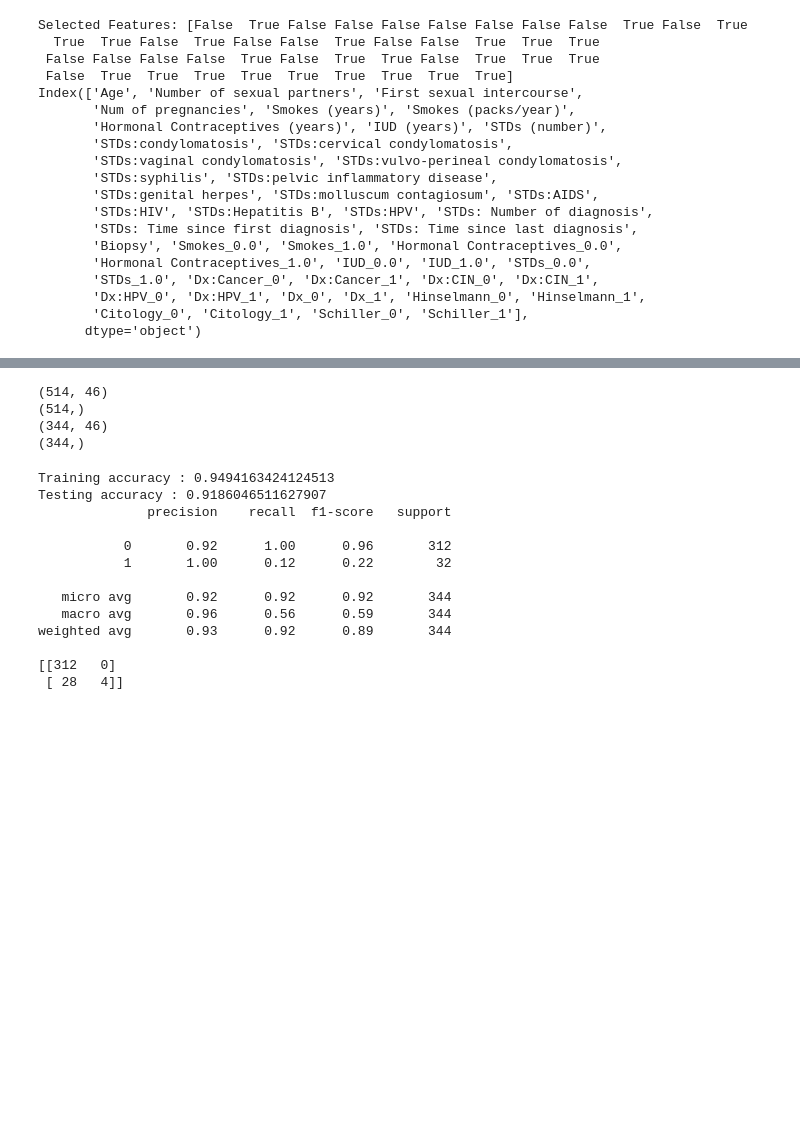
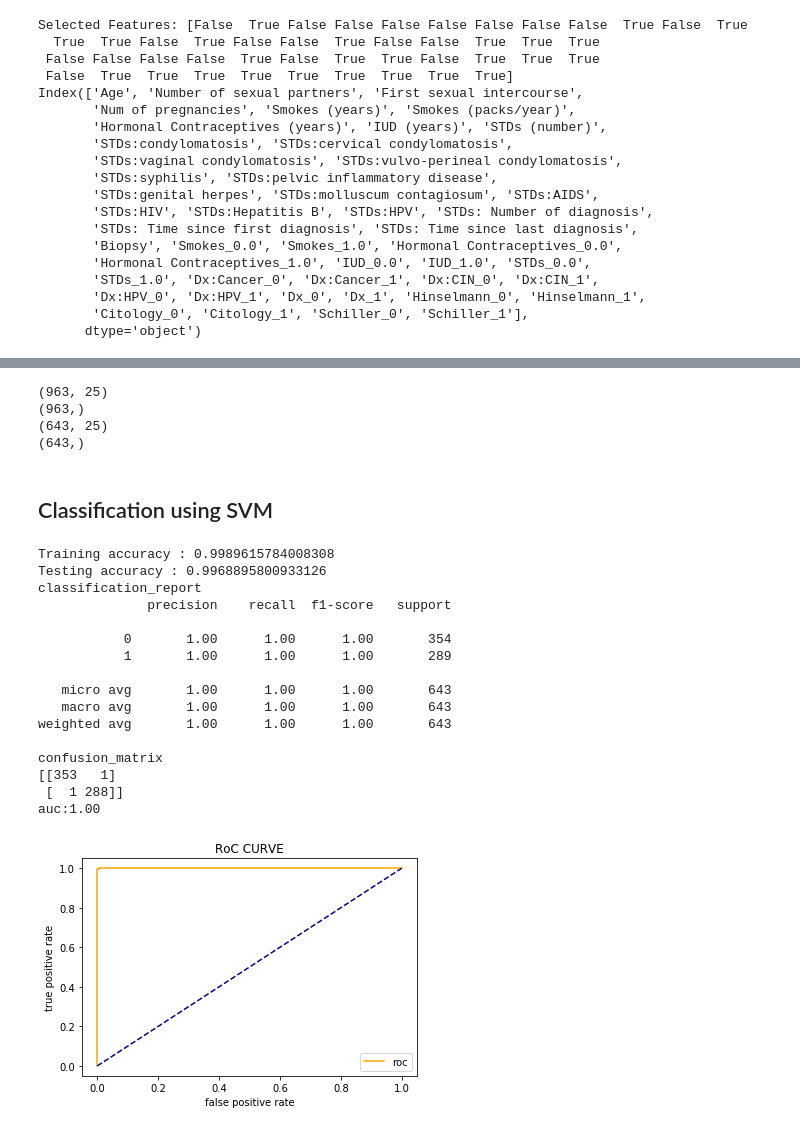
Before and after one commit to ANJU-TECKZ/Cervical-Cancer-Dataset-Analysis, a Jupyter notebook: Newcode.ipynb, the cells around one changed output, grey strips where cells are left out. Cells and saved outputs as stored; diff of their text form; code cells hidden in the pictures; blank space fills up the shorter version.

```diff
--- a/Newcode.ipynb
+++ b/Newcode.ipynb
@@ -408,55 +374,84 @@ data.shape
 # %%
 # splitting the dataset into  training and test set
 
-#from sklearn import train_test_split
+from sklearn.model_selection import train_test_split
+x = data.iloc[:,:25]
+y = data.iloc[:,24]
 
-x_train, x_test, y_train, y_test = train_test_split(x, y, test_size = 0.4, random_state = 45)
+x_train, x_test, y_train, y_test = train_test_split(x, y, test_size = 0.4, random_state = 123)
 
 print(x_train.shape)
 print(y_train.shape)
 print(x_test.shape)
 print(y_test.shape)
 # %% [output]
-(514, 46)
-(514,)
-(344, 46)
-(344,)
+(963, 25)
+(963,)
+(643, 25)
+(643,)
+# %%
+from sklearn.metrics import roc_curve
+from sklearn.metrics import roc_auc_score
+def plt_roc_crve(fpr,tpr):
+    plt.plot(fpr,tpr,color='orange',label='roc')
+    plt.plot([0,1],[0,1],color='darkblue',linestyle='--')
+    plt.xlabel('false positive rate')
+    plt.ylabel('true positive rate')
+    plt.title('RoC CURVE')
+    plt.legend()
+    plt.show()
+# %% [markdown]
+## Classification using SVM
 # %%
 ##classificatin using svm
 
 from sklearn.svm import SVC
 from sklearn.linear_model import LogisticRegression
 from sklearn.metrics import confusion_matrix
 from sklearn.metrics import classification_report
 # creating the model
-model = SVC()
+model = SVC(probability=True)
 
 # feeding the training data into the model
 model.fit(x_train, y_train)
 
 # predicting the test set results
 y_pred = model.predict(x_test)
 
 # Calculating the accuracies
 print("Training accuracy :", model.score(x_train, y_train))
 print("Testing accuracy :", model.score(x_test, y_test))
 
 # classification report
+print("classification_report")
 print(classification_report(y_test, y_pred))
 
 # confusion matrix
+print("confusion_matrix")
 print(confusion_matrix(y_test, y_pred))
+
+#roc curve
+probs= model.predict_proba(x_test)
+probs=probs[:,1]
+auc=roc_auc_score(y_test,probs)
+print('auc:%.2f'%auc)
+fpr,tpr,thresholds=roc_curve(y_test,probs)
+plt_roc_crve(fpr,tpr)
 # %% [output]
-Training accuracy : 0.9494163424124513
-Testing accuracy : 0.9186046511627907
+Training accuracy : 0.9989615784008308
+Testing accuracy : 0.9968895800933126
+classification_report
               precision    recall  f1-score   support
 
-           0       0.92      1.00      0.96       312
-           1       1.00      0.12      0.22        32
+           0       1.00      1.00      1.00       354
+           1       1.00      1.00      1.00       289
 
-   micro avg       0.92      0.92      0.92       344
-   macro avg       0.96      0.56      0.59       344
-weighted avg       0.93      0.92      0.89       344
+   micro avg       1.00      1.00      1.00       643
+   macro avg       1.00      1.00      1.00       643
+weighted avg       1.00      1.00      1.00       643
 
-[[312   0]
- [ 28   4]]
+confusion_matrix
+[[353   1]
+ [  1 288]]
+auc:1.00
+[figure, added]
```
Also changed, not shown: parts of 28 cells of this notebook.
